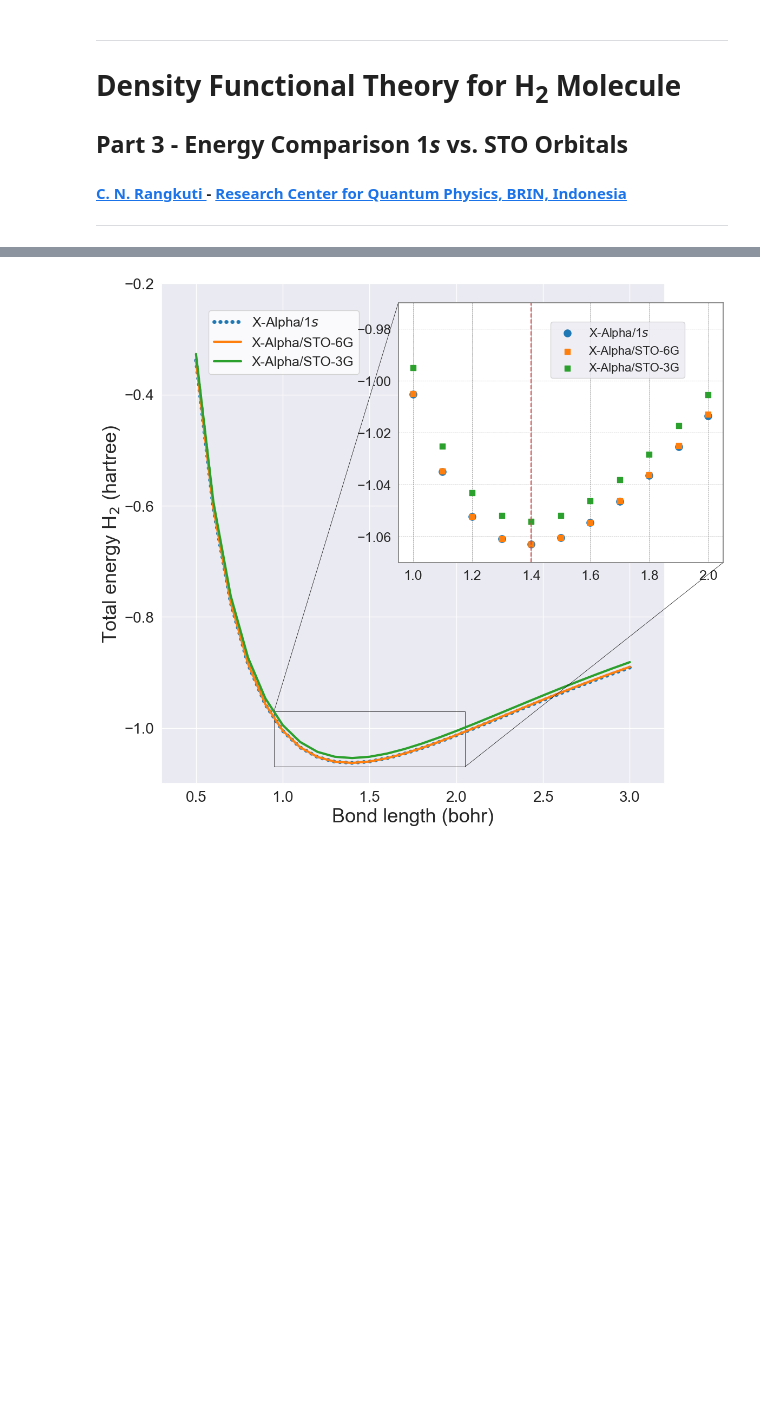
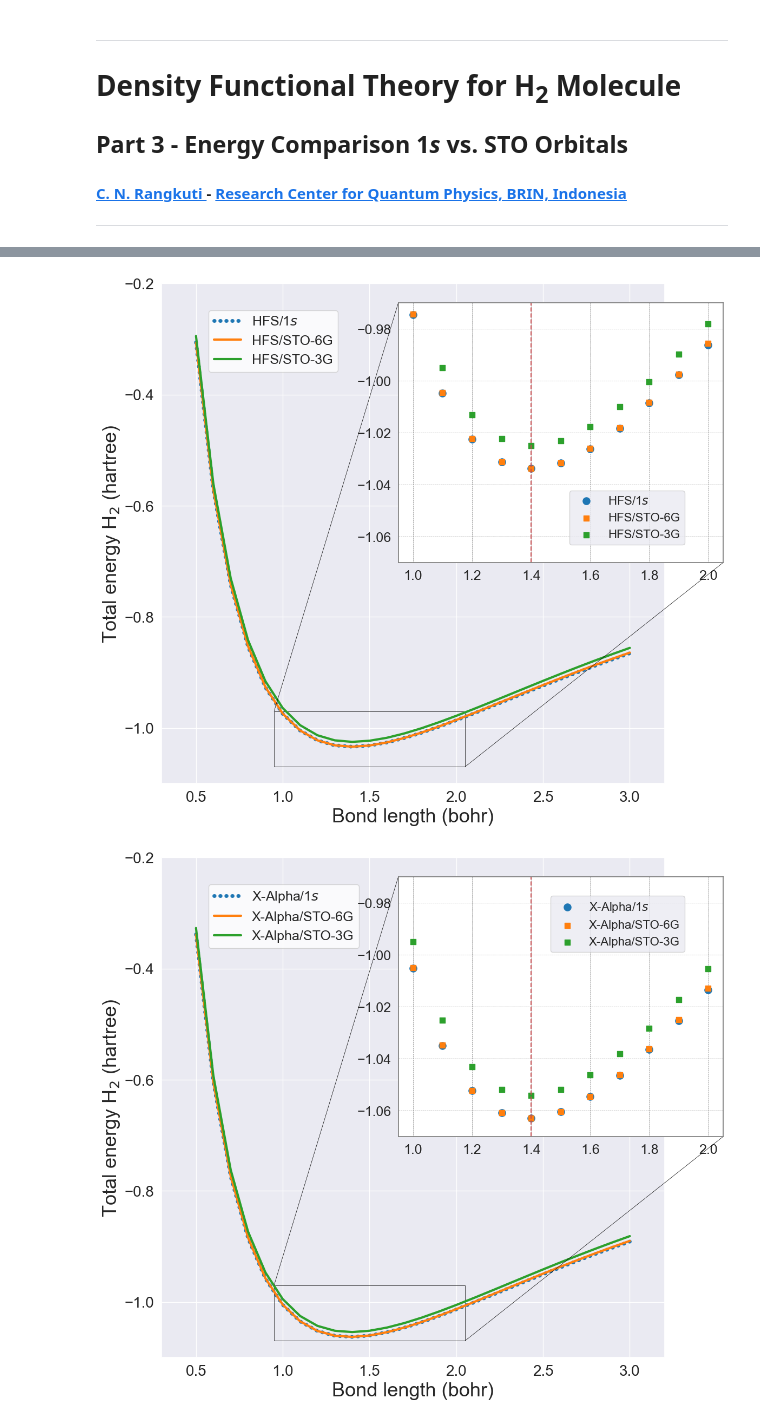
Before and after one commit to choirunnr/dft-h2-1s, a Jupyter notebook: h2_1s_STO.ipynb, the cells around one changed output, grey strips where cells are left out. Cells and saved outputs as stored; diff of their text form; code cells hidden in the pictures; blank space fills up the shorter version.

```diff
--- a/h2_1s_STO.ipynb
+++ b/h2_1s_STO.ipynb
@@ -13,8 +13,8 @@ import matplotlib.pyplot as plt
 import seaborn as sns
 from mpl_toolkits.axes_grid1.inset_locator import mark_inset
 # %%
-filepath=['csv/old/HF_1s_OUT','csv/old/HF_1s_KS_OUT','sto/HF_STO6G_OUT','sto/HF_STO3G_OUT',\
-          'csv/old/XA_1s_OUT','csv/old/XA_1s_KS_OUT','sto/XA_STO6G_OUT','sto/XA_STO3G_OUT']
+filepath=['csv/HF_1s_OUT','csv/HF_1s_KS_OUT','sto/HF_STO6G_OUT','sto/HF_STO3G_OUT',\
+          'csv/XA_1s_OUT','csv/XA_1s_KS_OUT','sto/XA_STO6G_OUT','sto/XA_STO3G_OUT']
 
 bond_length = np.linspace(0.5,3,26)
 
@@ -111,3 +44,70 @@ plt.show()
+# %%
+# Apply the default Seaborn theme
+sns.set_theme()
+
+# Get the Seaborn color palette
+colors = sns.color_palette("tab10",10)
+
+fig, ax1 = plt.subplots(figsize=(12, 12), facecolor='white')
+
+ax1.set(xlim=(0.3, 3.2), ylim=(-1.1,-0.2))
+
+# Original plots with Seaborn colors
+ax1.plot(bond_length, E[0], color=colors[0], linewidth=5, label="HFS/1$s$", linestyle=(0,(0.1,1.5)), dash_capstyle = 'round')
+ax1.plot(bond_length, E[2], color=colors[1], linewidth=3, label="HFS/STO-6G")
+ax1.plot(bond_length, E[3], color=colors[2], linewidth=3, label="HFS/STO-3G")
+
+ax1.set_xlabel("Bond length (bohr)", fontsize=26)
+ax1.set_ylabel(r'Total energy H$_2$ (hartree)', fontsize=26)
+
+# Add legend to the main plot with manually set location and white background
+ax1.legend(loc='upper left', bbox_to_anchor=(0.08, 0.96), fontsize=18, facecolor='white')
+
+plt.xticks(fontsize=20)
+plt.yticks(fontsize=20)
+
+# Manually adding the inset plot at [x, y, width, height]
+axins = fig.add_axes([0.49, 0.45, 0.5, 0.4])
+
+# Set background color for inset plot to white
+axins.set_facecolor('white')
+
+# Add grey axis lines
+for spine in axins.spines.values():
+    spine.set_edgecolor('grey')
+
+# Add grey grid
+axins.grid(True, linestyle='--', linewidth=0.5, color='grey')
+
+# Add dashed vertical line at x=1.4 in the inset plot
+axins.axvline(x=1.4, color='r', linestyle='--', linewidth=1.5)
+
+# Inset scatter plots with Seaborn colors
+axins.scatter(bond_length, E[0], color=colors[0], label="HFS/1$s$", marker='o', s=90)
+axins.scatter(bond_length, E[2], color=colors[1], label="HFS/STO-6G", marker='s', s=43)
+axins.scatter(bond_length, E[3], color=colors[2], label="HFS/STO-3G", marker='s', s=45)
+
+# Setting the area to be zoomed into
+axins.set_xlim(0.95, 2.05)
+axins.set_ylim(-1.07, -0.97)
+
+# Add rectangle and lines indicating the zoom
+pp, p1, p2 = mark_inset(ax1, axins, loc1=2, loc2=4, fc="none", ec="black")
+
+# Set the line width of the connecting lines and the rectangle
+pp.set_linewidth(0.5)
+p1.set_linewidth(0.5)
+p2.set_linewidth(0.5)
+
+# Legend and ticks for inset
+axins.legend(loc='upper right', bbox_to_anchor=(0.9, 0.3), fontsize=16)
+axins.tick_params(axis='x', labelsize=18)
+axins.tick_params(axis='y', labelsize=18)
+
+plt.savefig('HF_with_inset.png')
+plt.show()
+# %% [output]
+[figure, added]
 # %%
 fig, ax2 = plt.subplots(figsize=(12, 12))
 
```
Also changed, not shown: parts of 1 cell of this notebook, 11 other files.
